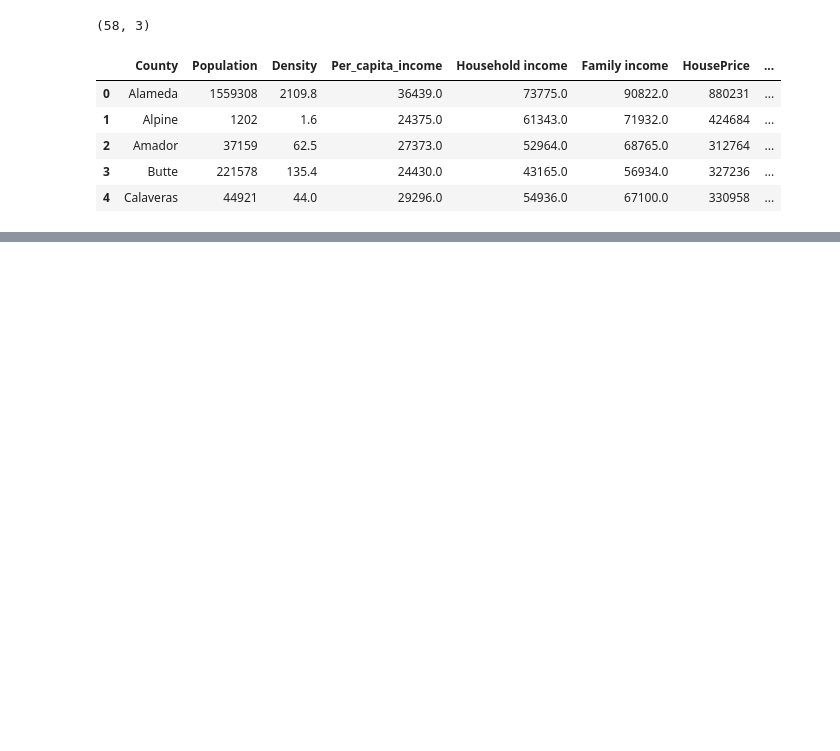
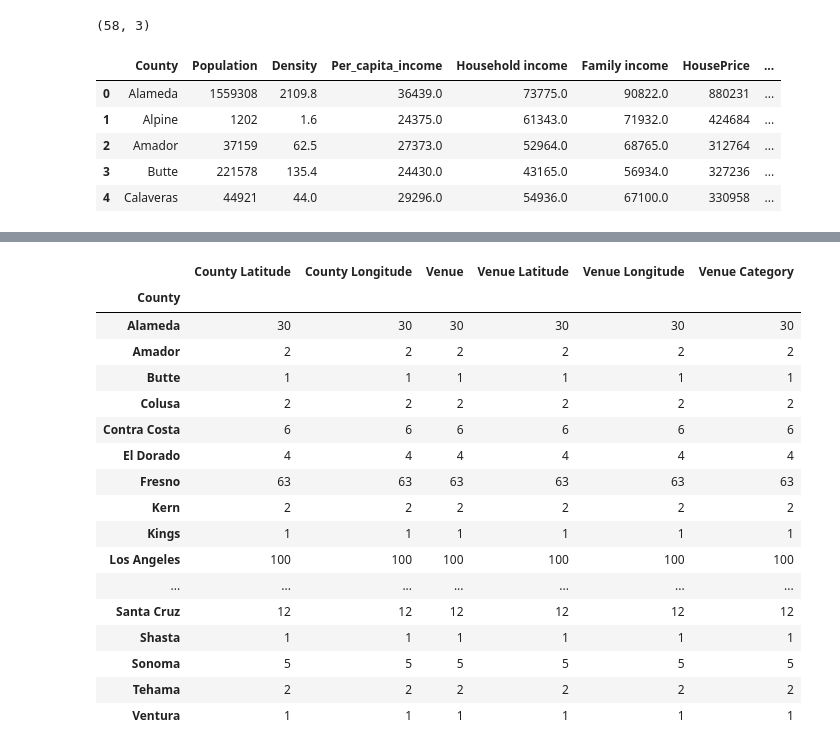
Before and after one commit to quocho65/Coursera_Capstone, a Jupyter notebook: Capstone_Project.ipynb, the cells around one changed output, grey strips where cells are left out. Cells and saved outputs as stored; diff of their text form; code cells hidden in the pictures; blank space fills up the shorter version.

```diff
--- a/Capstone_Project.ipynb
+++ b/Capstone_Project.ipynb
@@ -233,11 +245,3 @@ df_final.head()
 | 2 | Amador | 37159 | 62.5 | 27373.0 | 52964.0 | 68765.0 | 312764 | ... |
 | 3 | Butte | 221578 | 135.4 | 24430.0 | 43165.0 | 56934.0 | 327236 | ... |
 | 4 | Calaveras | 44921 | 44.0 | 29296.0 | 54936.0 | 67100.0 | 330958 | ... |
-# %%
-address = 'Los Angeles, CA'
-
-geolocator = Nominatim(user_agent="ca_explorer")
-location = geolocator.geocode(address)
-latitude = location.latitude
-longitude = location.longitude
-print('The geograpical coordinate of California are {}, {}.'.format(latitude, longitude))
@@ -266,0 +271,8 @@ map_ca
+# %%
+CLIENT_ID = 'DRUUVH4FH2H3Z51LPRXCRZSSN5BTTE2N4XZBPTZ42FSTTG2Y' # Foursquare ID
+CLIENT_SECRET = 'AJMVY5WMO1LAJFTRBVLFDRJYK1HDTA1MAFHP2N335KVAIU0X' # Foursquare Secret
+VERSION = '20200410' # Foursquare API version
+LIMIT = 100
+print('Your credentails:')
+print('CLIENT_ID: ' + CLIENT_ID)
+print('CLIENT_SECRET:' + CLIENT_SECRET)
@@ -266,0 +324,5 @@ map_ca
+# %%
+ca_venues = getNearbyVenues(names=df_final['County'],
+                                   latitudes=df_final['Latitude'],
+                                   longitudes=df_final['Longitude']
+                                  )
@@ -266,0 +345,22 @@ map_ca
+# %%
+# Count venue by county
+ca_venues.groupby('County').count()
+# %% [output]
+|  | County Latitude | County Longitude | Venue | Venue Latitude | Venue Longitude | Venue Category |
+| County |  |  |  |  |  |  |
+| Alameda | 30 | 30 | 30 | 30 | 30 | 30 |
+| Amador | 2 | 2 | 2 | 2 | 2 | 2 |
+| Butte | 1 | 1 | 1 | 1 | 1 | 1 |
+| Colusa | 2 | 2 | 2 | 2 | 2 | 2 |
+| Contra Costa | 6 | 6 | 6 | 6 | 6 | 6 |
+| El Dorado | 4 | 4 | 4 | 4 | 4 | 4 |
+| Fresno | 63 | 63 | 63 | 63 | 63 | 63 |
+| Kern | 2 | 2 | 2 | 2 | 2 | 2 |
+| Kings | 1 | 1 | 1 | 1 | 1 | 1 |
+| Los Angeles | 100 | 100 | 100 | 100 | 100 | 100 |
+| ... | ... | ... | ... | ... | ... | ... |
+| Santa Cruz | 12 | 12 | 12 | 12 | 12 | 12 |
+| Shasta | 1 | 1 | 1 | 1 | 1 | 1 |
+| Sonoma | 5 | 5 | 5 | 5 | 5 | 5 |
+| Tehama | 2 | 2 | 2 | 2 | 2 | 2 |
+| Ventura | 1 | 1 | 1 | 1 | 1 | 1 |
```
Also changed, not shown: parts of 80 cells of this notebook, 1 other file.
